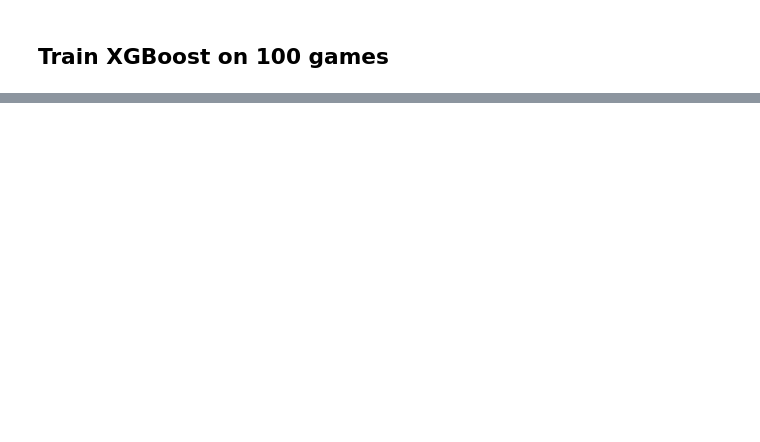
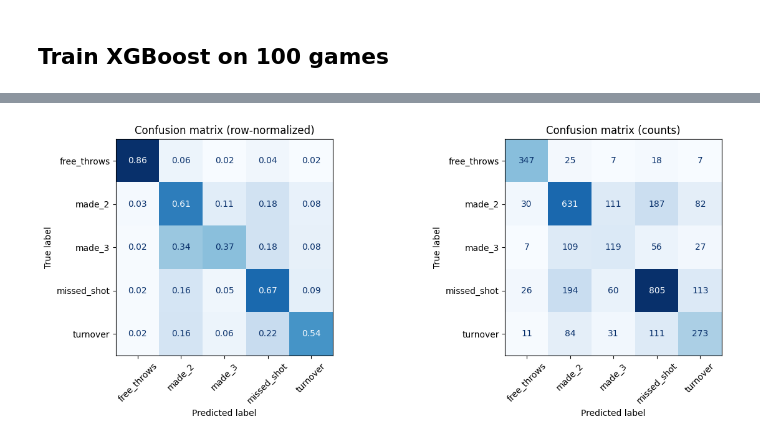
Before and after one commit to AbhinavSurendra/Full-Press-ML, a Jupyter notebook: Nic's_copy_of_FullPressML.ipynb, the cells around one changed output, grey strips where cells are left out. Saved outputs shown, nothing was run; the diff lists cells and outputs as text; code cells hidden in the pictures; blank space fills up the shorter version.

```diff
--- a/Nic's_copy_of_FullPressML.ipynb
+++ b/Nic's_copy_of_FullPressML.ipynb
@@ -582,0 +683,100 @@ dtype: float32
+# %%
+# === Analysis cell: 6 diagnostic plots ===
+# pip install shap if missing
+try:
+    import shap
+except ImportError:
+    import subprocess, sys
+    subprocess.check_call([sys.executable, "-m", "pip", "install", "-q", "shap"])
+    import shap
+
+import numpy as np
+import pandas as pd
+import matplotlib.pyplot as plt
+from sklearn.metrics import (
+    ConfusionMatrixDisplay, confusion_matrix,
+    precision_recall_fscore_support
+)
+from sklearn.calibration import calibration_curve
+
+class_names = list(le.classes_)
+proba = model.predict_proba(X_test)
+
+# ---- 1. Confusion matrix heatmap (normalized rows) ----
+fig, axes = plt.subplots(1, 2, figsize=(13, 5))
+ConfusionMatrixDisplay.from_predictions(
+    y_test, pred, display_labels=class_names,
+    normalize="true", cmap="Blues", ax=axes[0], colorbar=False, values_format=".2f"
+)
+axes[0].set_title("Confusion matrix (row-normalized)")
+axes[0].tick_params(axis="x", rotation=45)
+
+ConfusionMatrixDisplay.from_predictions(
+    y_test, pred, display_labels=class_names,
+    cmap="Blues", ax=axes[1], colorbar=False
+)
+axes[1].set_title("Confusion matrix (counts)")
+axes[1].tick_params(axis="x", rotation=45)
+plt.tight_layout(); plt.show()
+
+# ---- 2. Per-class precision / recall / f1 bars ----
+prec, rec, f1, sup = precision_recall_fscore_support(y_test, pred, zero_division=0)
+metrics_df = pd.DataFrame({"precision": prec, "recall": rec, "f1": f1}, index=class_names)
+ax = metrics_df.plot(kind="bar", figsize=(9, 4), ylim=(0, 1), rot=30, colormap="viridis")
+ax.set_title("Per-class precision / recall / f1")
+ax.set_ylabel("score")
+for c in ax.containers:
+    ax.bar_label(c, fmt="%.2f", fontsize=8, padding=2)
+plt.tight_layout(); plt.show()
+
+# ---- 3. Top-30 feature importance bar ----
+imp = pd.Series(model.feature_importances_, index=feat_cols).sort_values(ascending=True)
+top30 = imp.tail(30)
+fig, ax = plt.subplots(figsize=(8, 9))
+top30.plot(kind="barh", ax=ax, color="steelblue")
+ax.set_title("Top-30 feature importance (XGBoost gain)")
+ax.set_xlabel("importance")
+plt.tight_layout(); plt.show()
+
+# ---- 4. SHAP summary beeswarm (global, multiclass collapsed via |SHAP|) ----
+explainer = shap.TreeExplainer(model)
+shap_values = explainer.shap_values(X_test)   # list per class for multiclass
+# For XGBoost sklearn API, shap_values may be array (n_samples, n_features, n_classes)
+if isinstance(shap_values, list):
+    sv_stack = np.stack(shap_values, axis=-1)  # (n, f, c)
+else:
+    sv_stack = shap_values
+mean_abs = np.abs(sv_stack).mean(axis=-1)      # collapse classes -> (n, f)
+shap.summary_plot(mean_abs, X_test, feature_names=feat_cols,
+                  max_display=20, show=False, plot_type="dot")
+plt.title("SHAP beeswarm (mean |SHAP| across classes)")
+plt.tight_layout(); plt.show()
+
+# ---- 5. SHAP per-class bar (which features drive each class) ----
+mean_abs_per_class = np.abs(sv_stack).mean(axis=0)   # (f, c)
+shap_class_df = pd.DataFrame(mean_abs_per_class, index=feat_cols, columns=class_names)
+top_feats = shap_class_df.sum(axis=1).sort_values(ascending=False).head(15).index
+shap_class_df.loc[top_feats].plot(
+    kind="barh", stacked=True, figsize=(9, 7), colormap="tab10"
+)
+plt.gca().invert_yaxis()
+plt.title("Per-class mean |SHAP| — top 15 features")
+plt.xlabel("mean |SHAP|")
+plt.tight_layout(); plt.show()
+
+# ---- 6. Calibration curve per class (one-vs-rest) ----
+fig, ax = plt.subplots(figsize=(7, 6))
+for i, cname in enumerate(class_names):
+    y_bin = (y_test == i).astype(int)
+    frac_pos, mean_pred = calibration_curve(y_bin, proba[:, i], n_bins=10, strategy="quantile")
+    ax.plot(mean_pred, frac_pos, marker="o", label=cname)
+ax.plot([0, 1], [0, 1], "k--", alpha=0.5, label="perfect")
+ax.set_xlabel("mean predicted probability")
+ax.set_ylabel("fraction of positives")
+ax.set_title("Calibration curve per class (one-vs-rest)")
+ax.legend()
+plt.tight_layout(); plt.show()
+
+print("Analysis done.")
+# %% [output]
+[figure, added]
```
Also changed, not shown: parts of 16 cells of this notebook, 8 other files.
